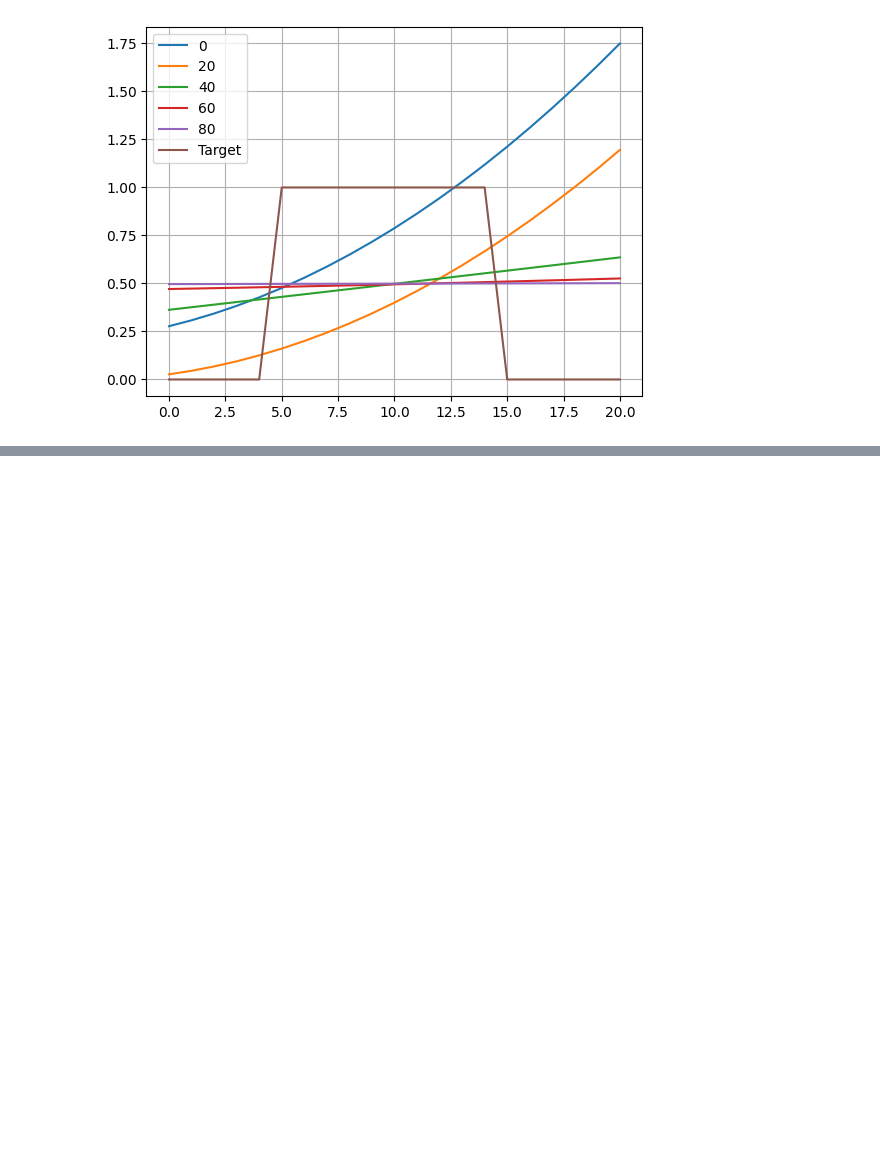
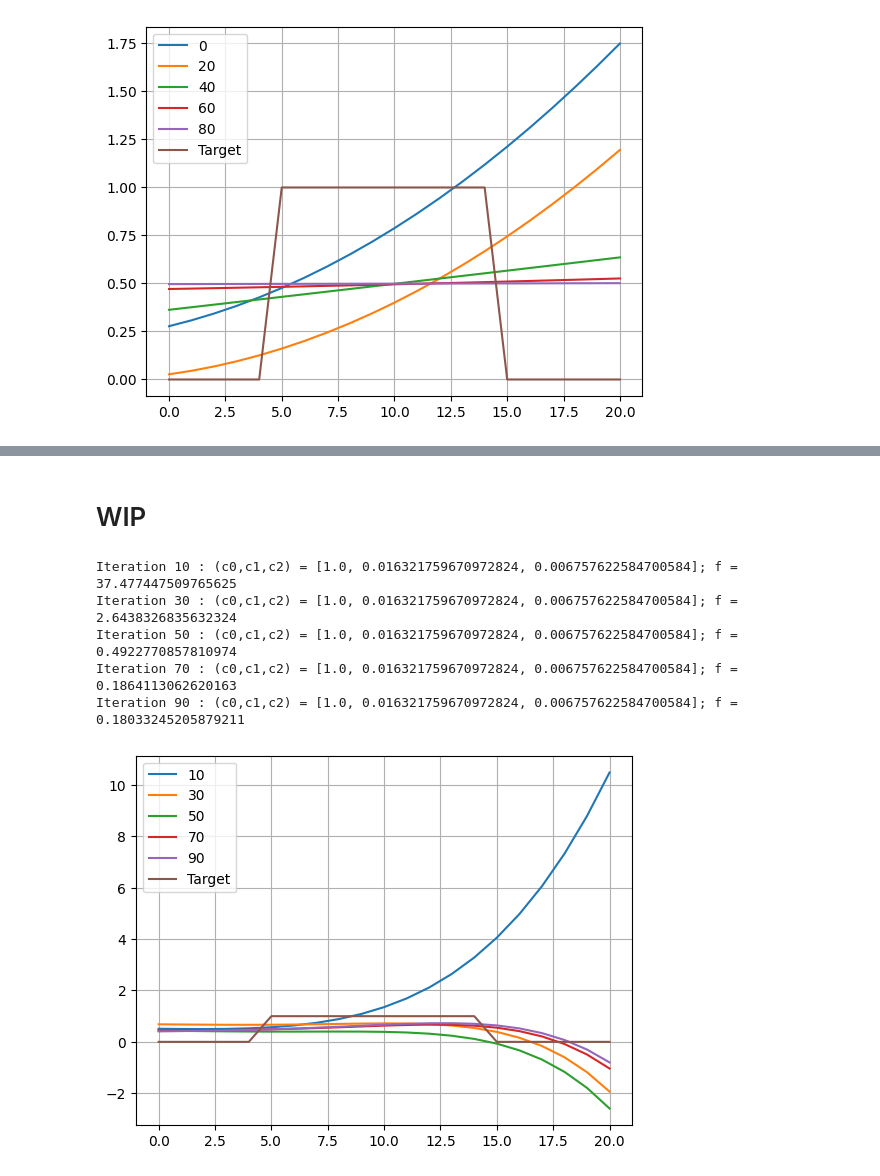
Before and after one commit to a-dag-a/sandbox__ML, a Jupyter notebook: autodiff/WIP.ipynb, the cells around one changed output, grey strips where cells are left out. Drawn from its saved outputs; the diff is of its cells as text; code cells hidden in the pictures; blank space fills up the shorter version.

Commit message:
WIP simple curve fitting, arbitrary number of polynomial coefficients

```diff
--- a/autodiff/WIP.ipynb
+++ b/autodiff/WIP.ipynb
@@ -66,0 +58,52 @@ c0.item(), c1.item(), c2.item()
+# %% [markdown]
+# WIP
+# %%
+w = torch.linspace(0.1,2,21) # for plotting
+polynomial_target = torch.zeros(len(w))
+polynomial_target[int(0.25*len(w)):int(0.75*len(w))] = 1
+
+def computeCurve(parameters):
+    # x, y, z = parameters
+    # polynomial_w = x**2 + (y**2)*(w) + (z**2)*(w**2)
+
+    # polynomial_w = parameters[0]**2 + (parameters[1]**2)*(w) + (parameters[2]**2)*(w**2)
+
+    # polynomial_w = torch.zeros(len(w))
+    # for _coeff,i in enumerate(parameters):
+    #     polynomial_w += torch.zeros(len(w))#torch.tensor((_coeff**2)*(w**i))
+
+    polynomial_w = sum(c * w**i for i, c in enumerate(parameters))
+    return polynomial_w
+
+def computeError(parameters):
+    polynomial_w = computeCurve(parameters)
+    loss = nn.MSELoss()(polynomial_w, polynomial_target)
+    return loss
+
+# =======================================================
+# parameters = torch.tensor([1.0,2.0,3.0], requires_grad=True)
+parameters = torch.tensor(np.random.rand(6), requires_grad=True)
+
+fig, axes = plt.subplots(); legend = []
+optimizer = torch.optim.Adam([parameters], lr=0.5) # Adaptive algorithm, better
+for i in range(100):
+    optimizer.zero_grad()
+    # f = computeError(c0,c1,c2)
+    f = computeError(parameters)
+    f.backward()
+    optimizer.step()
+    if(i%20==10):
+        print(f'Iteration {i} : (c0,c1,c2) = {[_c.item() for _c in [c0,c1,c2]]}; f = {f.item()}')
+        axes.plot(computeCurve(parameters).detach().numpy())
+        legend.append(i)
+legend.append('Target')
+axes.plot(polynomial_target)
+axes.legend(legend)
+axes.grid('on')
+# %% [output]
+Iteration 10 : (c0,c1,c2) = [1.0, 0.016321759670972824, 0.006757622584700584]; f = 37.477447509765625
+Iteration 30 : (c0,c1,c2) = [1.0, 0.016321759670972824, 0.006757622584700584]; f = 2.6438326835632324
+Iteration 50 : (c0,c1,c2) = [1.0, 0.016321759670972824, 0.006757622584700584]; f = 0.4922770857810974
+Iteration 70 : (c0,c1,c2) = [1.0, 0.016321759670972824, 0.006757622584700584]; f = 0.1864113062620163
+Iteration 90 : (c0,c1,c2) = [1.0, 0.016321759670972824, 0.006757622584700584]; f = 0.18033245205879211
+[figure, added]
```
Also changed, not shown: parts of 3 cells of this notebook.
